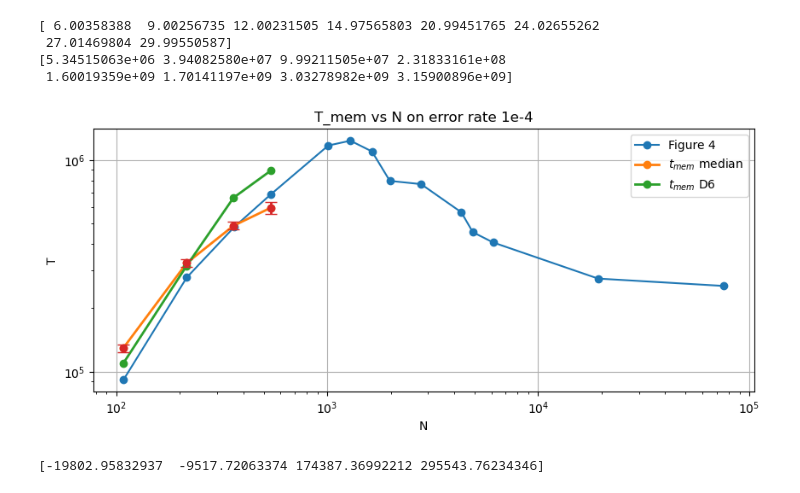
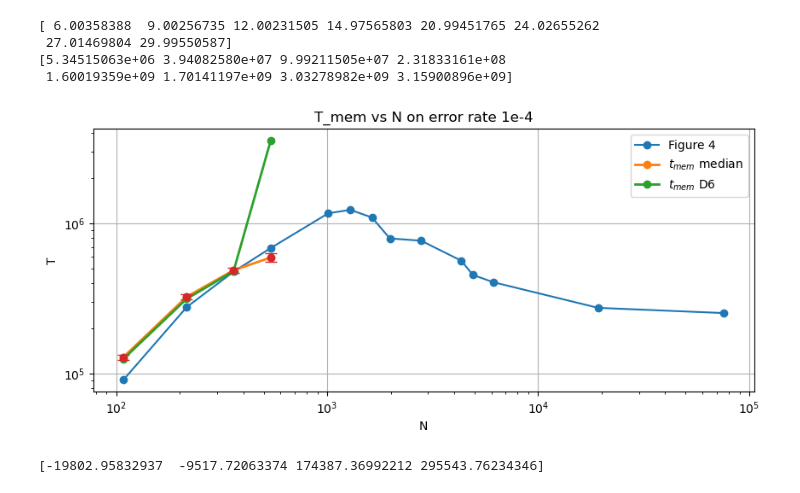
Before and after one commit to toM0dots/XYZ-color-code, a Jupyter notebook: XYZ_color_code/plots.ipynb, the cells around one changed output. Saved outputs shown, nothing was run; the diff lists cells and outputs as text; code cells hidden in the pictures.

```diff
--- a/XYZ_color_code/plots.ipynb
+++ b/XYZ_color_code/plots.ipynb
@@ -49,33 +49,33 @@ y_cluster_median = [128982.53166328174, 325967.60427977063 , 489292.7397302099,
 y_cluster_average_errors =np.array([193186.85940845884, 451146.2475924803, 435410.29401515675, 849992.2276031172, 722819.9925231488, 722819.9925231488,840505.005540005,  536155.3733768093])
 y_cluster_median_errors = np.array([5661.540116310177,  13008.384543489783 , 20752.96101660351, 36577.315156080775])
 stand_error = [ 11153.64852834,  26046.94074914,  21770.51470076 , 60103.5268094, 59018.00525214, 102222.18365807, 265791.02022789,169547.21596087]
-y_d6 = [62671.439657828014, 158052.41460206365, 1327360.2193046515, 1780122.893527517]
+y_d6 = [62671.439657828014, 158052.41460206365, 240720.79728408944, 1780122.893527517]
 y_d6_errors = [  0.0,  0.0,  0.0,  104186.79872696055]
 diff = np.array(y_d6)/2 - np.array(y_cluster_median)
 # %%
 plt.figure(figsize=(10, 4))
 plt.plot(T, N, 'o-', label='Figure 4')
 # plt.plot(x1, y1, 'o', label='bkl steps', linewidth=2)
 # plt.plot(x2, y_cluster_average, 'o-', label=r'$t_{mem}$ average', linewidth=2)
 plt.plot(x2[:4], y_cluster_median, 'o-', label=r'$t_{mem}$ median', linewidth=2)
-plt.plot(x2[:4], np.array(y_d6)/2, 'o-', label=r'$t_{mem}$ D6', linewidth=2)
+plt.plot(x2[:4], np.array(y_d6)*2, 'o-', label=r'$t_{mem}$ D6', linewidth=2)
 plt.errorbar(x2[:4], y_cluster_median, yerr= y_cluster_median_errors , fmt='o', linewidth=2, capsize=5)
 # plt.plot(x2[:4],diff)
 # plt.errorbar(x2, y_cluster_average, yerr= stand_error , fmt='o', linewidth=2, capsize=5)
 # plt.plot(x2, y_cluster_average, 'o-', label='ratio')
 
 plt.xlabel('N')
 plt.ylabel('T')
 plt.xscale('log')
 plt.yscale('log')
 plt.title('T_mem vs N on error rate 1e-4')
 # plt.ylim(1e, 1e6)
 plt.grid()
 plt.legend()
 plt.savefig('T_mem_vs_N.png')
 plt.show()
 # %% [output]
-[figure, old version]
+[figure, new version]
 # %%
 print(diff)
 # %% [output]
```
Also changed, not shown: 1 other file.
